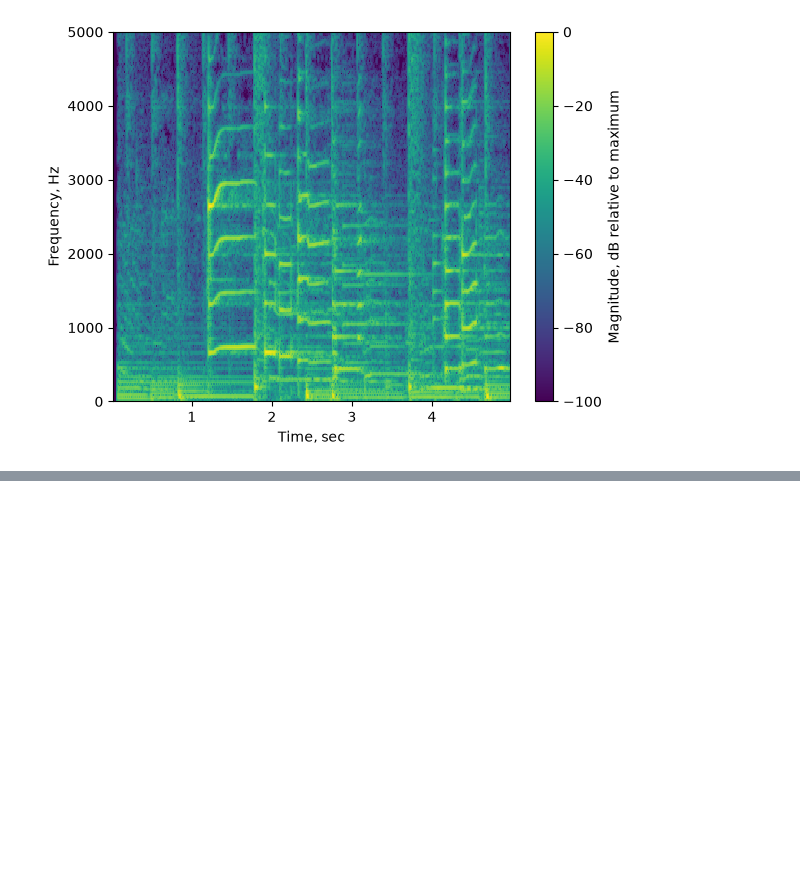
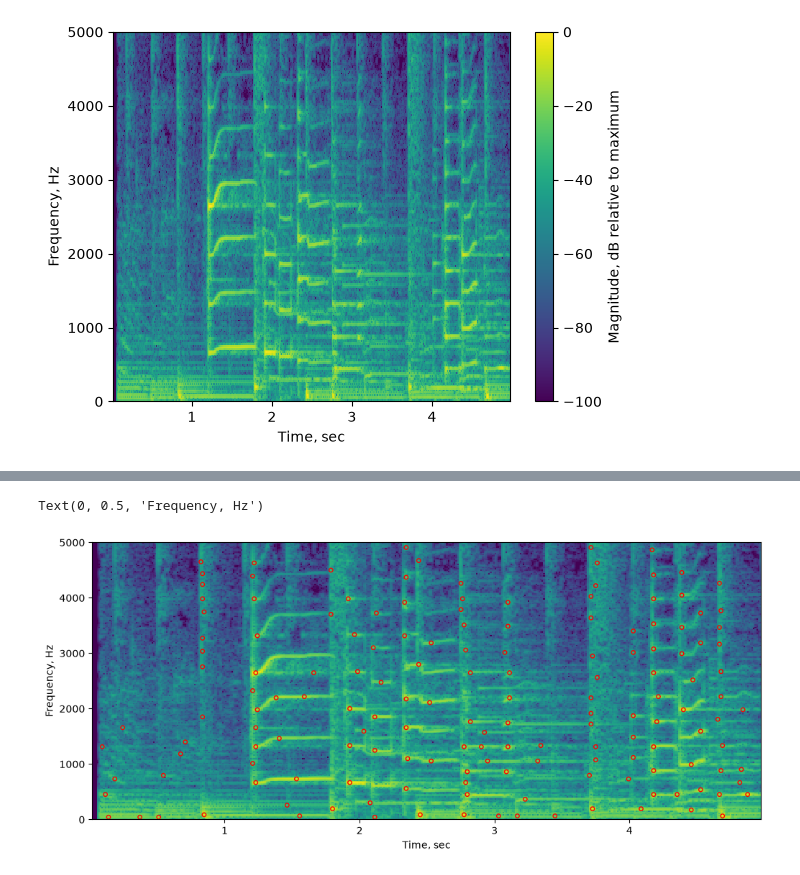
Before and after one commit to ekt4r/project-apollo, a Jupyter notebook: notebooks/01_eda.ipynb, the cells around one changed output, grey strips where cells are left out. Drawn from its saved outputs; the diff is of its cells as text; code cells hidden in the pictures; blank space fills up the shorter version.

```diff
--- a/notebooks/01_eda.ipynb
+++ b/notebooks/01_eda.ipynb
@@ -225,0 +255,16 @@ plt.colorbar(label="Magnitude, dB relative to maximum")
+# %%
+plt.figure(figsize=(12, 5))
+plt.pcolormesh(times, frequencies, spectrogram_db, shading="auto")
+plt.scatter(
+    times[time_indices],
+    frequencies[frequency_indices],
+    s=15,
+    facecolors="none",
+    edgecolors="red",
+)
+plt.ylim(0, 5000)
+plt.xlabel("Time, sec")
+plt.ylabel("Frequency, Hz")
+# %% [output]
+Text(0, 0.5, 'Frequency, Hz')
+[figure, added]
```
Also changed, not shown: parts of 5 cells of this notebook.
